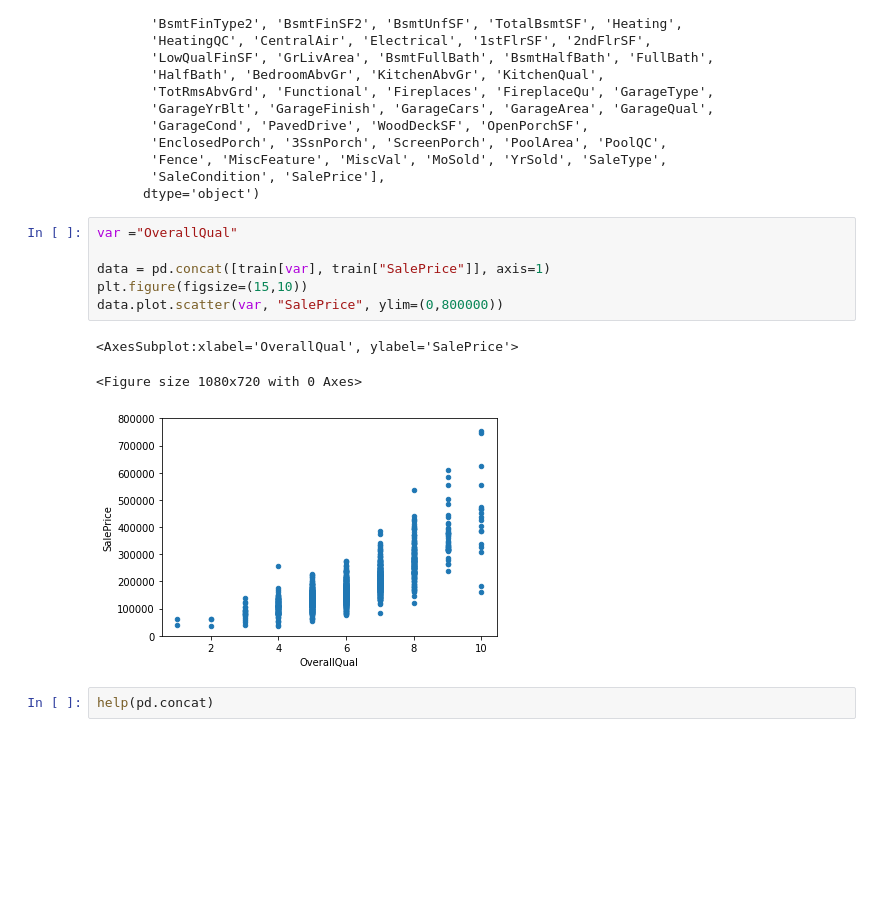
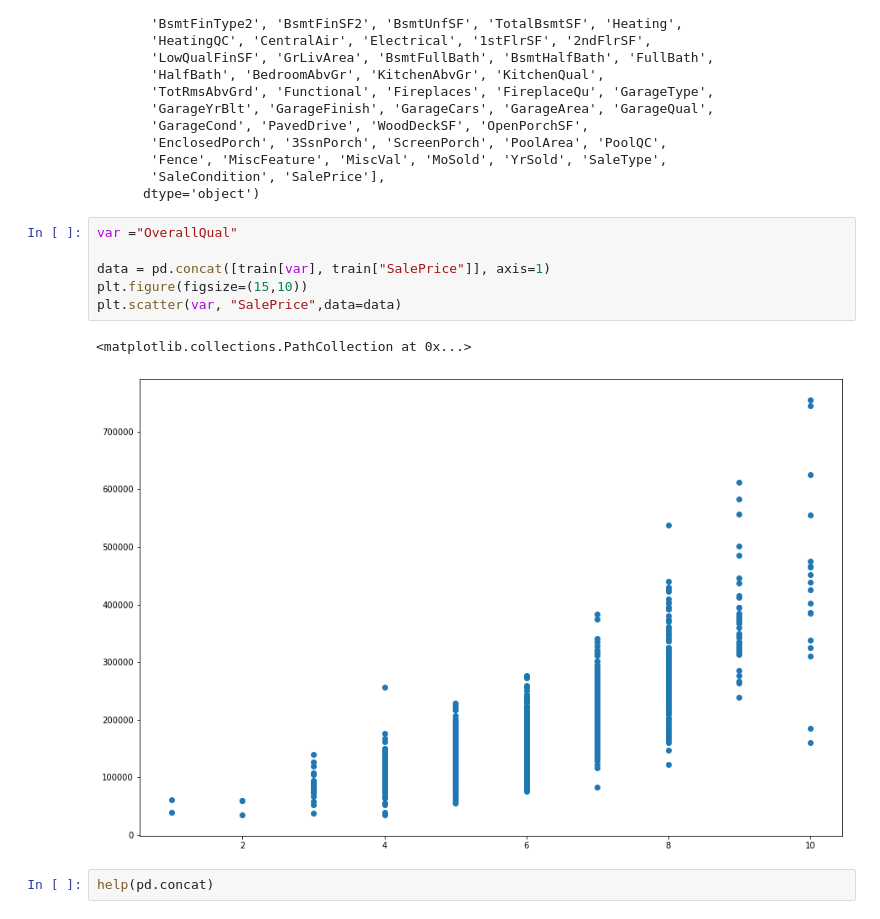
Before and after one commit to kish191919/Python_Project, a Jupyter notebook: house-prices-advanced-regression-techniques/house_prices_advanced_regression_techniques_2.ipynb, the cells around one changed output. Saved outputs shown, nothing was run; the diff lists cells and outputs as text; blank space fills up the shorter version.

```diff
--- a/house-prices-advanced-regression-techniques/house_prices_advanced_regression_techniques_2.ipynb
+++ b/house-prices-advanced-regression-techniques/house_prices_advanced_regression_techniques_2.ipynb
@@ -155,13 +155,12 @@ Index(['Id', 'MSSubClass', 'MSZoning', 'LotFrontage', 'LotArea', 'Street',
 # %%
 var ="OverallQual"
 
 data = pd.concat([train[var], train["SalePrice"]], axis=1)
 plt.figure(figsize=(15,10))
-data.plot.scatter(var, "SalePrice", ylim=(0,800000))
+plt.scatter(var, "SalePrice",data=data)
 # %% [output]
-<AxesSubplot:xlabel='OverallQual', ylabel='SalePrice'>
+<matplotlib.collections.PathCollection at 0x...>
-<Figure size 1080x720 with 0 Axes>
-[figure, old version]
+[figure, new version]
 # %%
 help(pd.concat)
 # %% [output]
```
Also changed, not shown: parts of 4 cells of this notebook.
